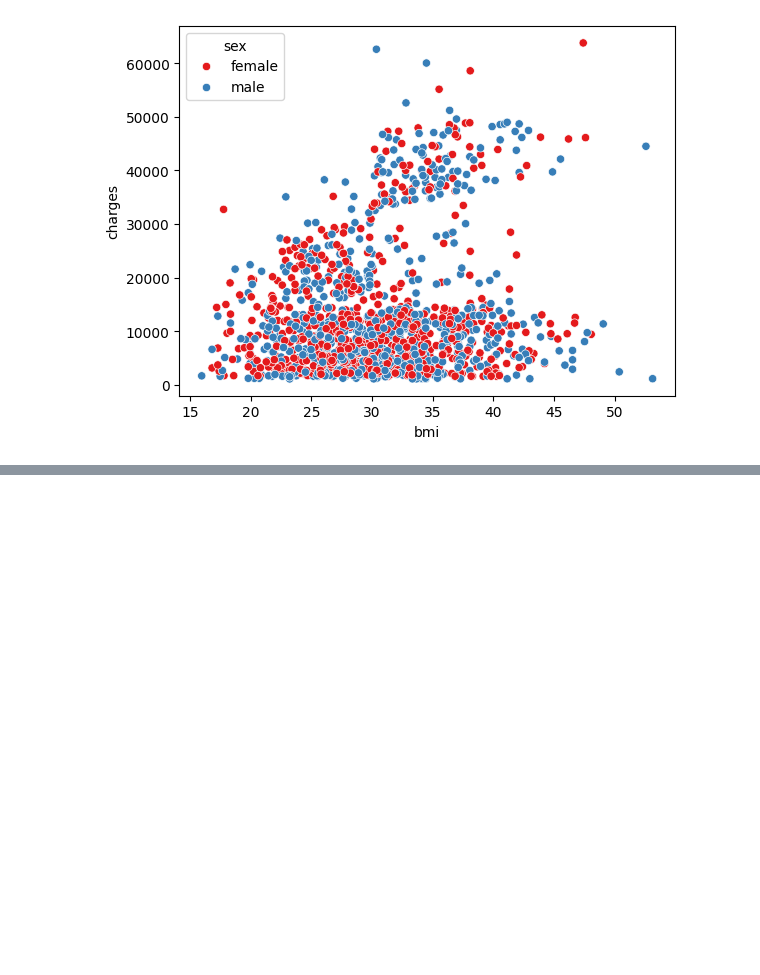
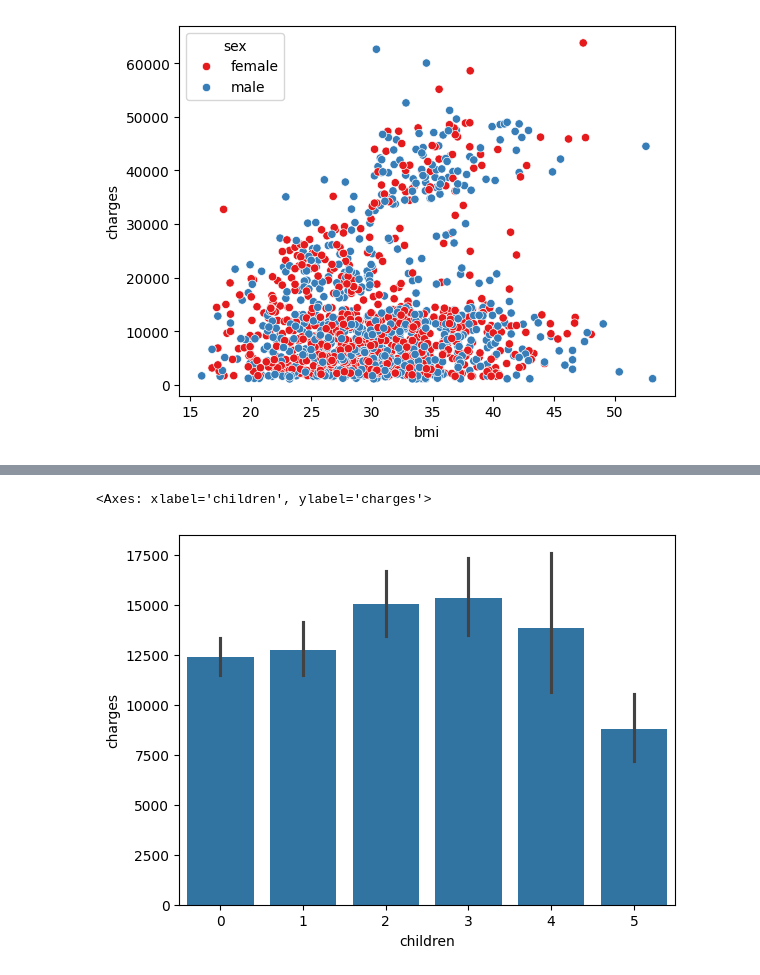
Before and after one commit to hirenkanzariya01/machine-learning-project-, a Jupyter notebook: notebooks/EDA.ipynb, the cells around one changed output, grey strips where cells are left out. Cells and saved outputs as stored; diff of their text form; code cells hidden in the pictures; blank space fills up the shorter version.

```diff
--- a/notebooks/EDA.ipynb
+++ b/notebooks/EDA.ipynb
@@ -256,0 +272,5 @@ sns.scatterplot(data=new_df, x='bmi', y='charges', hue='sex', palette="Set1")
+# %%
+sns.barplot(data=new_df , x='children', y='charges')
+# %% [output]
+<Axes: xlabel='children', ylabel='charges'>
+[figure, added]
```
Also changed, not shown: parts of 7 cells of this notebook, 4 other files.
